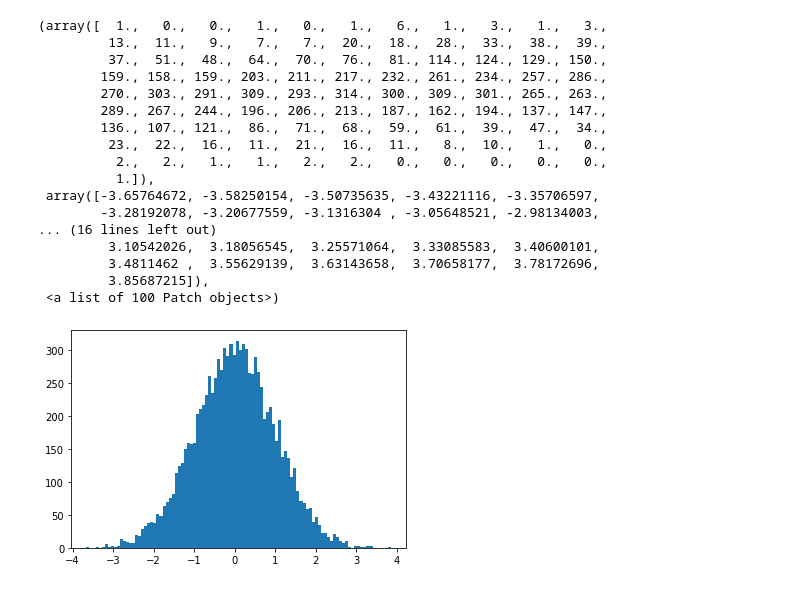
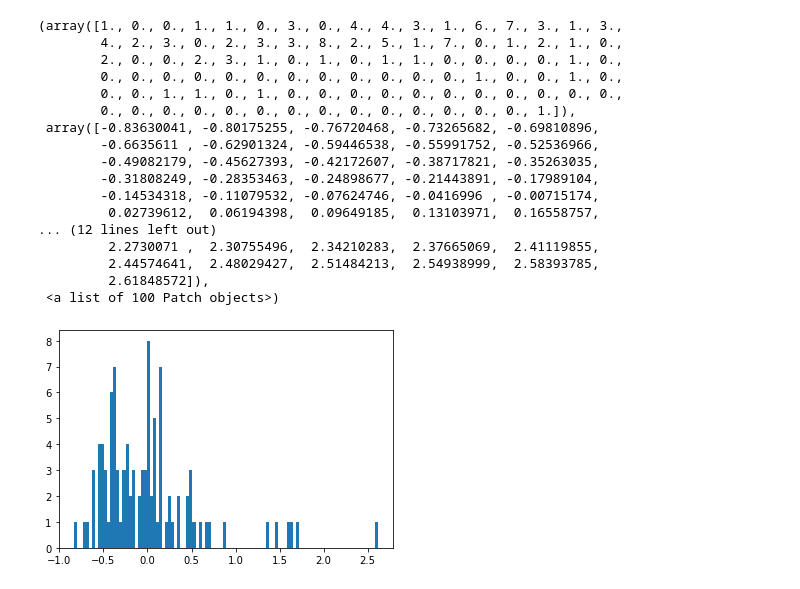
Before and after one commit to NaokiNakamichi/ML, a Jupyter notebook: GD/calssnoise_id.ipynb, the cells around one changed output. Saved outputs shown, nothing was run; the diff lists cells and outputs as text; code cells hidden in the pictures.

```diff
--- a/GD/calssnoise_id.ipynb
+++ b/GD/calssnoise_id.ipynb
@@ -13,23 +11,27 @@ c = noise_data.generate()
-# %%
-plt.hist(c,bins=100)
-# %% [output]
-(array([  1.,   0.,   0.,   1.,   0.,   1.,   6.,   1.,   3.,   1.,   3.,
-         13.,  11.,   9.,   7.,   7.,  20.,  18.,  28.,  33.,  38.,  39.,
-         37.,  51.,  48.,  64.,  70.,  76.,  81., 114., 124., 129., 150.,
-        159., 158., 159., 203., 211., 217., 232., 261., 234., 257., 286.,
-        270., 303., 291., 309., 293., 314., 300., 309., 301., 265., 263.,
-        289., 267., 244., 196., 206., 213., 187., 162., 194., 137., 147.,
-        136., 107., 121.,  86.,  71.,  68.,  59.,  61.,  39.,  47.,  34.,
-         23.,  22.,  16.,  11.,  21.,  16.,  11.,   8.,  10.,   1.,   0.,
-          2.,   2.,   1.,   1.,   2.,   2.,   0.,   0.,   0.,   0.,   0.,
-          1.]),
- array([-3.65764672, -3.58250154, -3.50735635, -3.43221116, -3.35706597,
-        -3.28192078, -3.20677559, -3.1316304 , -3.05648521, -2.98134003,
-... (16 lines left out)
-         3.10542026,  3.18056545,  3.25571064,  3.33085583,  3.40600101,
-         3.4811462 ,  3.55629139,  3.63143658,  3.70658177,  3.78172696,
-         3.85687215]),
- <a list of 100 Patch objects>)
-[figure, removed]
+# %%
+var = np.random.randint(100,200,1)[0]
+noise_data = noise.LogNormal(mean=0,sigma=0.5,dim=2,n=100)
+noise_value = noise_data.generate()
+
+plt.hist(noise_value.T[0],bins=100)
+# %% [output]
+(array([1., 0., 0., 1., 1., 0., 3., 0., 4., 4., 3., 1., 6., 7., 3., 1., 3.,
+        4., 2., 3., 0., 2., 3., 3., 8., 2., 5., 1., 7., 0., 1., 2., 1., 0.,
+        2., 0., 0., 2., 3., 1., 0., 1., 0., 1., 1., 0., 0., 0., 0., 1., 0.,
+        0., 0., 0., 0., 0., 0., 0., 0., 0., 0., 0., 0., 1., 0., 0., 1., 0.,
+        0., 0., 1., 1., 0., 1., 0., 0., 0., 0., 0., 0., 0., 0., 0., 0., 0.,
+        0., 0., 0., 0., 0., 0., 0., 0., 0., 0., 0., 0., 0., 0., 1.]),
+ array([-0.83630041, -0.80175255, -0.76720468, -0.73265682, -0.69810896,
+        -0.6635611 , -0.62901324, -0.59446538, -0.55991752, -0.52536966,
+        -0.49082179, -0.45627393, -0.42172607, -0.38717821, -0.35263035,
+        -0.31808249, -0.28353463, -0.24898677, -0.21443891, -0.17989104,
+        -0.14534318, -0.11079532, -0.07624746, -0.0416996 , -0.00715174,
+         0.02739612,  0.06194398,  0.09649185,  0.13103971,  0.16558757,
+... (12 lines left out)
+         2.2730071 ,  2.30755496,  2.34210283,  2.37665069,  2.41119855,
+         2.44574641,  2.48029427,  2.51484213,  2.54938999,  2.58393785,
+         2.61848572]),
+ <a list of 100 Patch objects>)
+[figure, added]
 # %%
 w_init = np.array([3,3])
```
Also changed, not shown: parts of 6 cells of this notebook, 14 other files.
